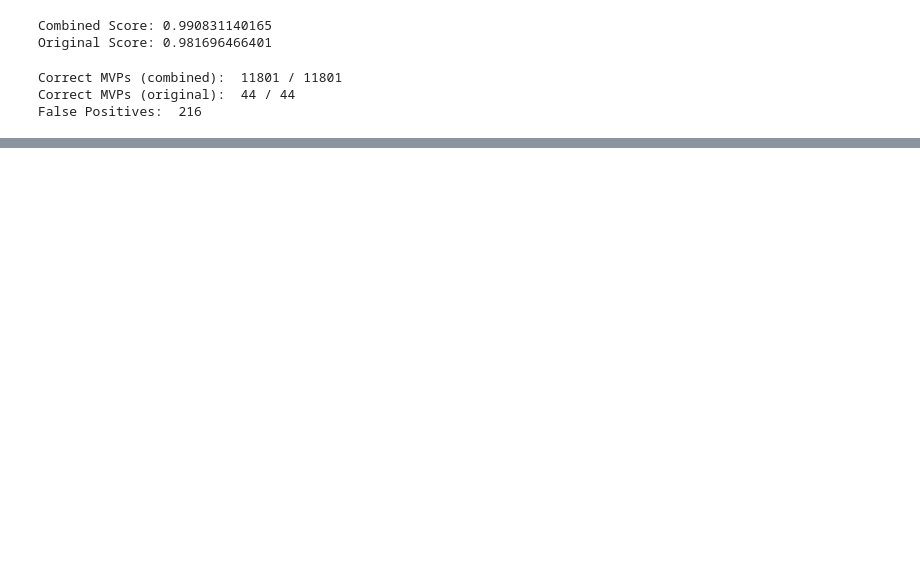
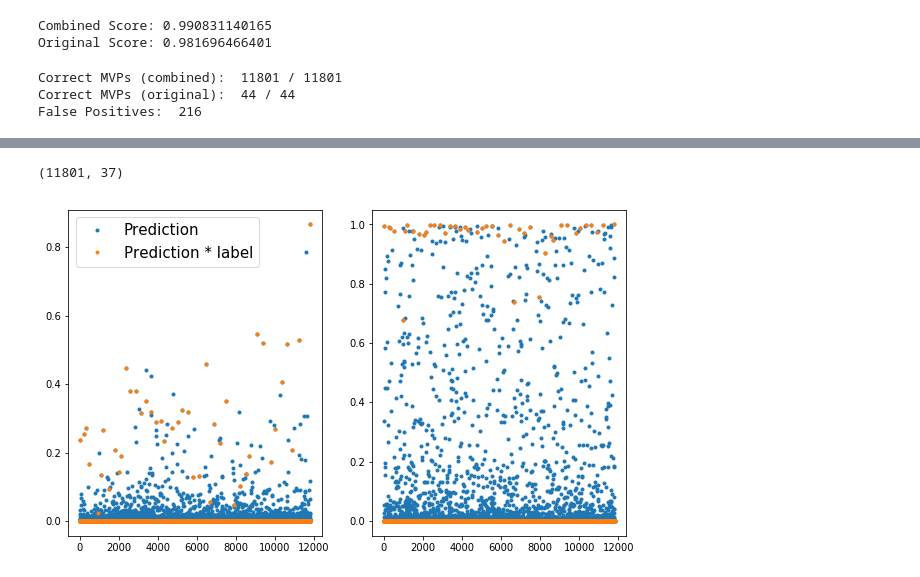
Before and after one commit to Lrab/COMP562_Final, a Jupyter notebook: LogisticRegression.ipynb, the cells around one changed output, grey strips where cells are left out. Cells and saved outputs as stored; diff of their text form; code cells hidden in the pictures; blank space fills up the shorter version.

```diff
--- a/LogisticRegression.ipynb
+++ b/LogisticRegression.ipynb
@@ -497,0 +502,23 @@ True Score: 0.65909
+# %%
+print(ndata[:,:-1].shape)
+# %% [output]
+(11801, 37)
+# %%
+ind = []
+for i in nind:
+    ind.append(i-start)
+
+plt.figure(figsize=(10,6))
+
+plt.subplot(1,2,1)
+plt.plot(prob[:,1],'.',label='Prediction')
+plt.plot(prob[:,1]*labels,'.',label='Prediction * label')
+plt.legend(fontsize=15)
+
+plt.subplot(1,2,2)
+plt.plot(rprob[:,1],'.')
+plt.plot(rprob[:,1]*labels,'.')
+
+plt.show()
+# %% [output]
+[figure, added]
```
Also changed, not shown: parts of 15 cells of this notebook.
